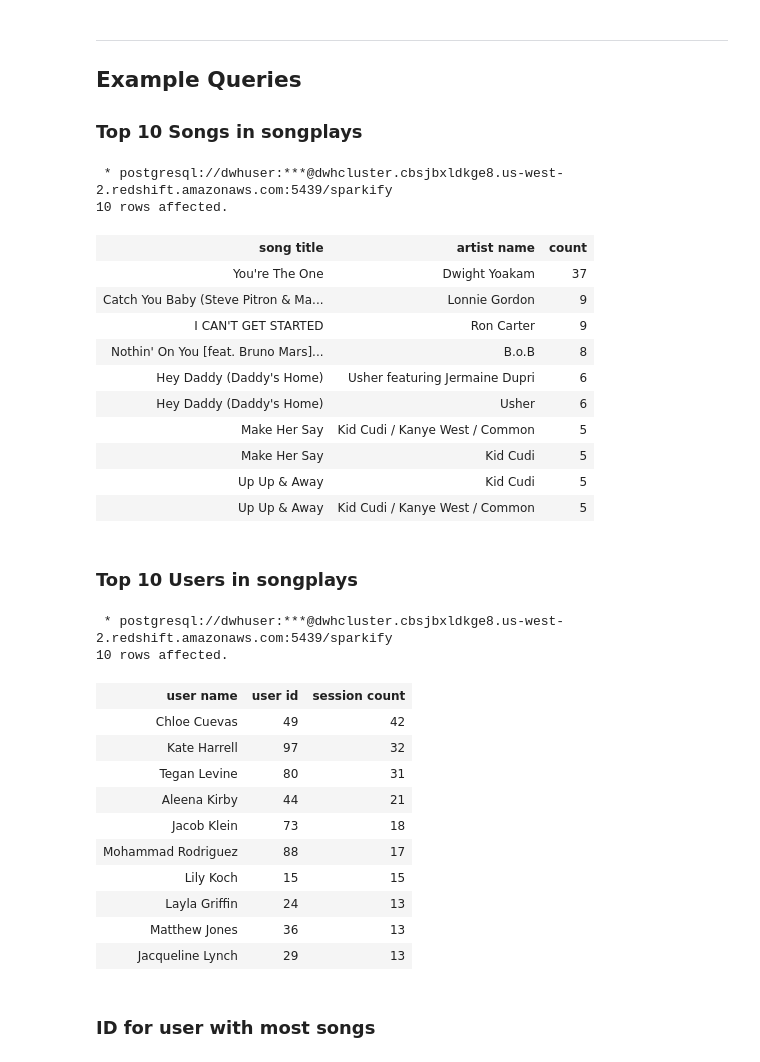
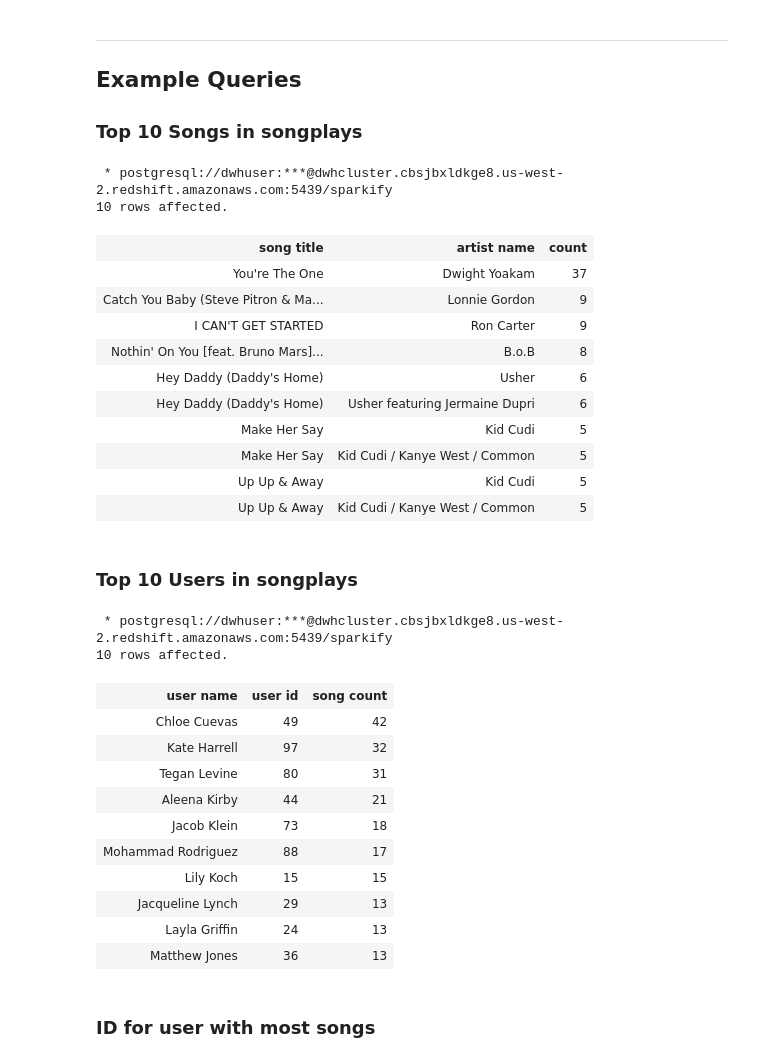
Before and after one commit to stephanderton/ETL-Cloud-Data-Warehouse, a Jupyter notebook: queries.ipynb, the cells around one changed output. Saved outputs shown, nothing was run; the diff lists cells and outputs as text; code cells hidden in the pictures.

```diff
--- a/queries.ipynb
+++ b/queries.ipynb
@@ -178,33 +169,33 @@ LIMIT  10;
 # %%
 %%sql
 WITH songplays_ext  AS (
          SELECT *
          FROM   songplays
          JOIN   songs
-         ON     sp_song_id = s_song_id
+         ON     sp_song_id   = s_song_id
          JOIN   artists
          ON     sp_artist_id = a_artist_id
 )
 
-SELECT   s_title AS "song title",
-         a_name AS "artist name",
-         COUNT(*) count
+SELECT   s_title   AS "song title",
+         a_name    AS "artist name",
+         COUNT(*)  AS count
 FROM     songplays_ext
 GROUP BY s_title, a_name
-ORDER BY count DESC, s_title
+ORDER BY count DESC, s_title, a_name
 LIMIT    10;
 # %% [output]
  * postgresql://dwhuser:***@dwhcluster.cbsjbxldkge8.us-west-2.redshift.amazonaws.com:5439/sparkify
 10 rows affected.
 | song title | artist name | count |
 | You're The One | Dwight Yoakam | 37 |
 | Catch You Baby (Steve Pitron & Ma... | Lonnie Gordon | 9 |
 | I CAN'T GET STARTED | Ron Carter | 9 |
 | Nothin' On You [feat. Bruno Mars]... | B.o.B | 8 |
+| Hey Daddy (Daddy's Home) | Usher | 6 |
 | Hey Daddy (Daddy's Home) | Usher featuring Jermaine Dupri | 6 |
-| Hey Daddy (Daddy's Home) | Usher | 6 |
+| Make Her Say | Kid Cudi | 5 |
 | Make Her Say | Kid Cudi / Kanye West / Common | 5 |
-| Make Her Say | Kid Cudi | 5 |
 | Up Up & Away | Kid Cudi | 5 |
 | Up Up & Away | Kid Cudi / Kanye West / Common | 5 |
 # %% [markdown]
@@ -212,7 +203,7 @@ LIMIT    10;
 # %%
 %%sql
 WITH songplays_ext AS (
-         SELECT sp_session_id, u_first_name, u_last_name, u_user_id
+         SELECT sp_songplay_id, u_first_name, u_last_name, u_user_id
          FROM   songplays
          JOIN   users
          ON     sp_user_id = u_user_id  AND
@@ -220,16 +211,16 @@ WITH songplays_ext AS (
     )
 
 SELECT   DISTINCT( u_first_name || ' ' || u_last_name ) AS "user name",
-         u_user_id AS "user ID",
-         COUNT( sp_session_id ) AS "session count"
+         u_user_id                                      AS "user ID",
+         COUNT(*)                                       AS "song count"
 FROM     songplays_ext
 GROUP BY "user ID", "user name"
-ORDER BY "session count" DESC
+ORDER BY "song count" DESC, "user name"
 LIMIT    10;
 # %% [output]
  * postgresql://dwhuser:***@dwhcluster.cbsjbxldkge8.us-west-2.redshift.amazonaws.com:5439/sparkify
 10 rows affected.
-| user name | user id | session count |
+| user name | user id | song count |
 | Chloe Cuevas | 49 | 42 |
 | Kate Harrell | 97 | 32 |
 | Tegan Levine | 80 | 31 |
@@ -237,9 +228,9 @@ LIMIT    10;
 | Jacob Klein | 73 | 18 |
 | Mohammad Rodriguez | 88 | 17 |
 | Lily Koch | 15 | 15 |
+| Jacqueline Lynch | 29 | 13 |
 | Layla Griffin | 24 | 13 |
 | Matthew Jones | 36 | 13 |
-| Jacqueline Lynch | 29 | 13 |
 # %% [markdown]
 ### ID for user with most songs
 # %%
```
Also changed, not shown: parts of 12 cells of this notebook.
